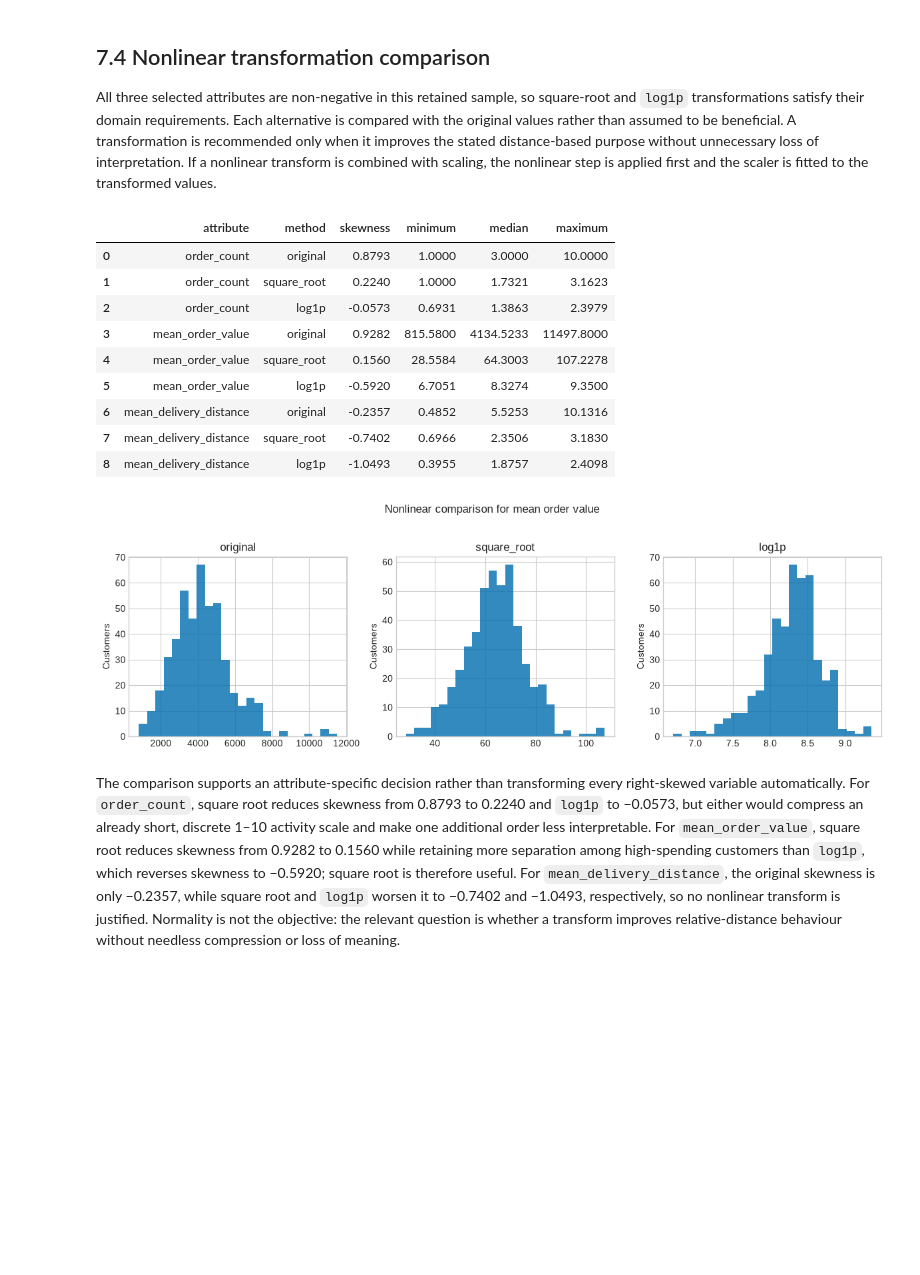
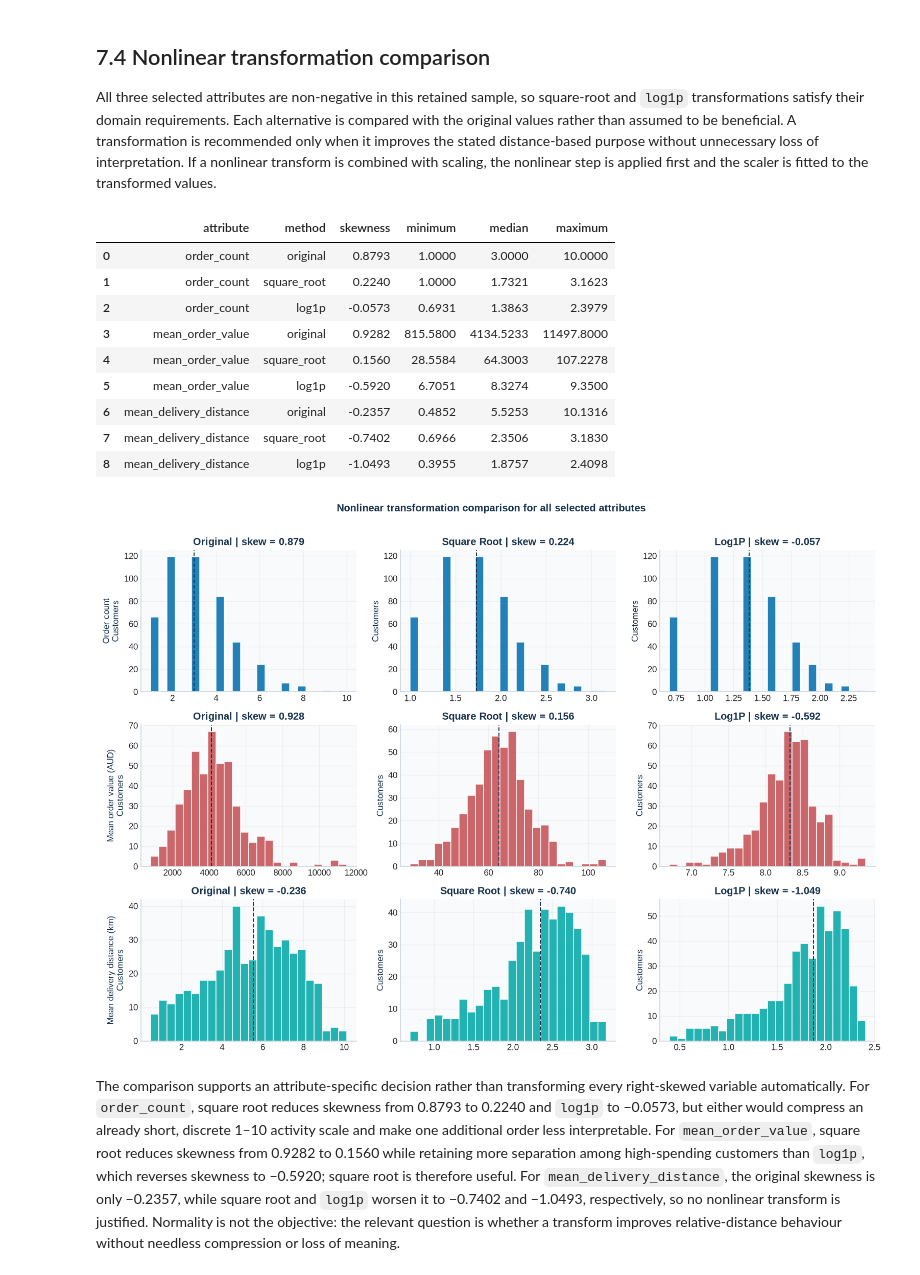
Before and after one commit to ZGHL/FIT5196-A2, a Jupyter notebook: notebooks/Group030_solution.ipynb, the cells around one changed output. Cells and saved outputs as stored; diff of their text form; code cells hidden in the pictures; blank space fills up the shorter version.

```diff
--- a/notebooks/Group030_solution.ipynb
+++ b/notebooks/Group030_solution.ipynb
@@ -384,8 +438,11 @@ Melbourne customer coordinates should cluster near the three supplied warehouses
 fig, axes = plt.subplots(1, 2, figsize=(12, 4.3))
 
 for batch_name, frame in raw_batches.items():
-    axes[0].scatter(frame["customer_long"], frame["customer_lat"], s=10, alpha=0.45, label=batch_name)
-axes[0].scatter(warehouses["longitude"], warehouses["latitude"], marker="*", s=180, c="black", label="warehouses")
+    axes[0].scatter(
+        frame["customer_long"], frame["customer_lat"], s=13, alpha=0.48,
+        color=BATCH_COLOURS[batch_name], label=batch_name.title(), rasterized=True,
+    )
+axes[0].scatter(warehouses["longitude"], warehouses["latitude"], marker="*", s=180, c=NAVY, label="Warehouses")
 axes[0].set_xlabel("Longitude")
 axes[0].set_ylabel("Latitude")
 axes[0].set_title("All supplied customer coordinates")
@@ -396,9 +453,10 @@ for batch_name, frame in raw_batches.items():
     axes[1].scatter(
         frame.loc[plausible, "customer_long"],
         frame.loc[plausible, "customer_lat"],
-        s=10, alpha=0.45, label=batch_name,
+        s=13, alpha=0.48, color=BATCH_COLOURS[batch_name],
+        label=batch_name.title(), rasterized=True,
     )
-axes[1].scatter(warehouses["longitude"], warehouses["latitude"], marker="*", s=180, c="black", label="warehouses")
+axes[1].scatter(warehouses["longitude"], warehouses["latitude"], marker="*", s=180, c=NAVY, label="Warehouses")
 axes[1].set_xlim(144.4, 145.7)
 axes[1].set_ylim(-38.2, -37.3)
 axes[1].set_xlabel("Longitude")
@@ -938,7 +996,7 @@ display(outlier_result.threshold_diagnostics.round(6))
 | 3 | Spring | 106 | 22 | 0.005915 | 0.005614 | ... |
 # %%
 residuals = outlier_result.residual_diagnostics.sort_values("absolute_residual").reset_index(drop=True)
-colours = np.where(residuals["remove_as_outlier"], "#c44e52", "#006dae")
+colours = np.where(residuals["remove_as_outlier"], CORAL, MONASH_BLUE)
 
 fig, axes = plt.subplots(1, 2, figsize=(12, 4.6))
 axes[0].scatter(np.arange(len(residuals)), residuals["absolute_residual"], c=colours, s=18)
@@ -952,7 +1010,7 @@ for removed, group in residuals.groupby("remove_as_outlier"):
         group["predicted_delivery_charge"],
         group["observed_delivery_charge"],
         label="Removed" if removed else "Retained",
-        color="#c44e52" if removed else "#006dae",
+        color=CORAL if removed else MONASH_BLUE,
         alpha=0.7,
         s=22,
     )
@@ -1378,45 +1474,46 @@ transformations = {
 nonlinear_records = []
 for attribute in selected_attributes:
     for method, transform in transformations.items():
         transformed = transform(baseline_profiles[attribute])
         nonlinear_records.append(
             {
                 "attribute": attribute,
                 "method": method,
                 "skewness": transformed.skew(),
                 "minimum": transformed.min(),
                 "median": transformed.median(),
                 "maximum": transformed.max(),
             }
         )
 nonlinear_summary = pd.DataFrame(nonlinear_records)
 display(nonlinear_summary.round(4))
 
-nonlinear_comparison = pd.DataFrame(
-    {method: transform(baseline_profiles["mean_order_value"])
-     for method, transform in transformations.items()}
-)
-
-fig, axes = plt.subplots(1, 3, figsize=(12, 3.7))
-for axis, column in zip(axes, nonlinear_comparison.columns):
-    axis.hist(nonlinear_comparison[column], bins=24, color="#006dae", alpha=0.8)
-    axis.set_title(column)
-    axis.set_ylabel("Customers")
-plt.suptitle("Nonlinear comparison for mean order value", y=1.03)
+fig, axes = plt.subplots(3, 3, figsize=(13, 9))
+for row_index, (attribute, label, colour) in enumerate(
+    zip(selected_attributes, profile_labels, profile_colours)
+):
+    for column_index, (method, transform) in enumerate(transformations.items()):
+        transformed = transform(baseline_profiles[attribute])
+        axis = axes[row_index, column_index]
+        axis.hist(transformed, bins=24, color=colour, alpha=0.86, edgecolor="white")
+        axis.axvline(transformed.median(), color=NAVY, linestyle="--", linewidth=1.2)
+        axis.set_title(f"{method.replace('_', ' ').title()} | skew = {transformed.skew():.3f}")
+        axis.set_ylabel(f"{label}\nCustomers" if column_index == 0 else "Customers")
+fig.suptitle("Nonlinear transformation comparison for all selected attributes", color=NAVY, fontweight="bold", y=1.01)
 plt.tight_layout()
 plt.show()
 # %% [output]
 |  | attribute | method | skewness | minimum | median | maximum |
 | 0 | order_count | original | 0.8793 | 1.0000 | 3.0000 | 10.0000 |
 | 1 | order_count | square_root | 0.2240 | 1.0000 | 1.7321 | 3.1623 |
 | 2 | order_count | log1p | -0.0573 | 0.6931 | 1.3863 | 2.3979 |
 | 3 | mean_order_value | original | 0.9282 | 815.5800 | 4134.5233 | 11497.8000 |
 | 4 | mean_order_value | square_root | 0.1560 | 28.5584 | 64.3003 | 107.2278 |
 | 5 | mean_order_value | log1p | -0.5920 | 6.7051 | 8.3274 | 9.3500 |
 | 6 | mean_delivery_distance | original | -0.2357 | 0.4852 | 5.5253 | 10.1316 |
 | 7 | mean_delivery_distance | square_root | -0.7402 | 0.6966 | 2.3506 | 3.1830 |
 | 8 | mean_delivery_distance | log1p | -1.0493 | 0.3955 | 1.8757 | 2.4098 |
-[figure, old version]
+[figure, new version]
 # %% [markdown]
 The comparison supports an attribute-specific decision rather than transforming every right-skewed variable automatically. For `order_count`, square root reduces skewness from 0.8793 to 0.2240 and `log1p` to −0.0573, but either would compress an already short, discrete 1–10 activity scale and make one additional order less interpretable. For `mean_order_value`, square root reduces skewness from 0.9282 to 0.1560 while retaining more separation among high-spending customers than `log1p`, which reverses skewness to −0.5920; square root is therefore useful. For `mean_delivery_distance`, the original skewness is only −0.2357, while square root and `log1p` worsen it to −0.7402 and −1.0493, respectively, so no nonlinear transform is justified. Normality is not the objective: the relevant question is whether a transform improves relative-distance behaviour without needless compression or loss of meaning.
 # %% [markdown]
```
Also changed, not shown: parts of 17 cells of this notebook, 1 other file.
